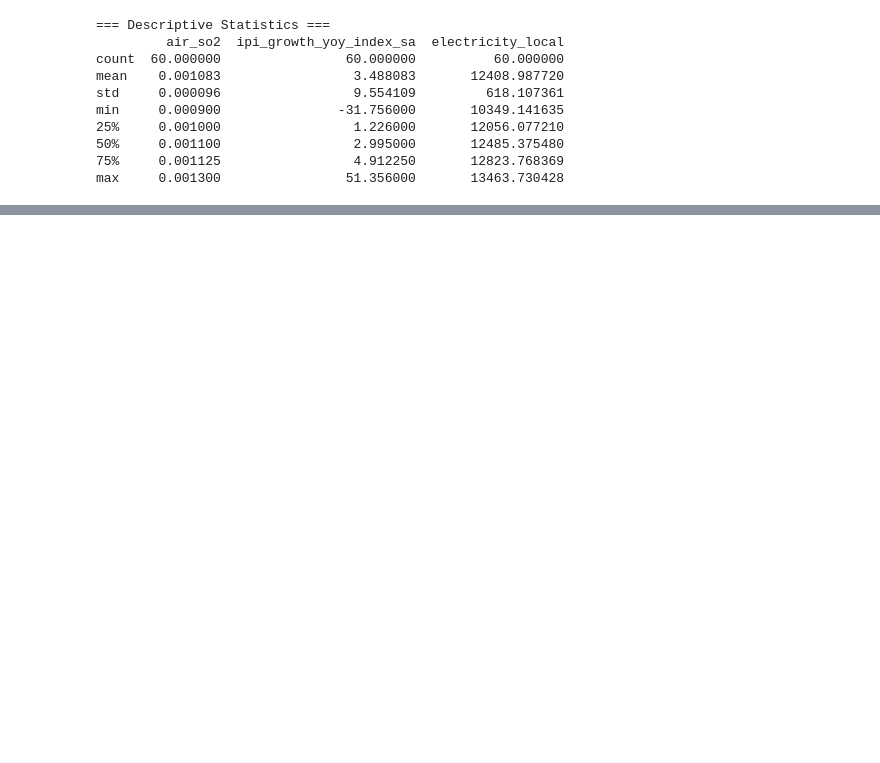
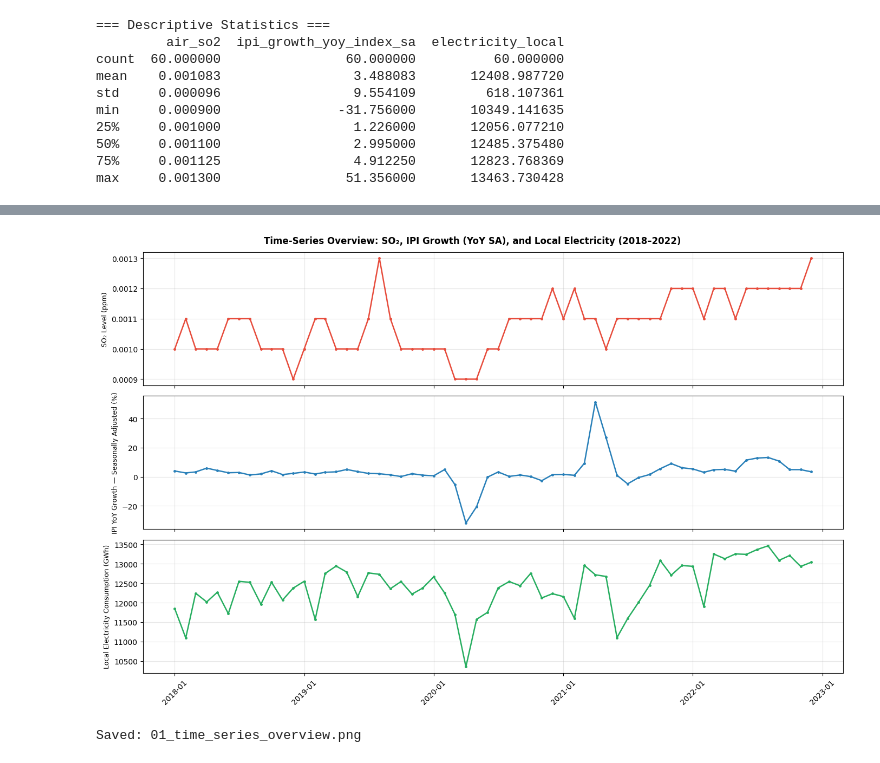
Before and after one commit to thelazycat-0728/COS40007-Design-Project, a Jupyter notebook: Prophet/Prophet.ipynb, the cells around one changed output, grey strips where cells are left out. Cells and saved outputs as stored; diff of their text form; code cells hidden in the pictures; blank space fills up the shorter version.

Commit message:
Update Prophet and XGBoost notebooks

```diff
--- a/Prophet/Prophet.ipynb
+++ b/Prophet/Prophet.ipynb
@@ -421,17 +109,0 @@ This is Prophet's native forecast plot showing the full training and test period
-# %%
-fig = model.plot(full_forecast)
-ax  = fig.gca()
-
-# Mark the train/test boundary
-split_date = test_df['ds'].iloc[0]
-ax.axvline(x=split_date, color='red', linestyle='--', linewidth=1.5, label='Train/Test Split')
-ax.legend(fontsize=9)
-ax.set_title('Prophet Full Forecast - SO2 with 95% Uncertainty Interval', fontsize=12, fontweight='bold')
-ax.set_xlabel('Date')
-ax.set_ylabel('SO2 Level')
-ax.grid(True, alpha=0.3)
-
-plt.tight_layout()
-plt.savefig('05_prophet_full_forecast.png', dpi=150, bbox_inches='tight')
-plt.show()
-print('Saved: 05_prophet_full_forecast.png')
@@ -531,0 +110,22 @@ Prophet assumes linear regressor effects, which may not capture complex non-line
+# %%
+fig, axes = plt.subplots(3, 1, figsize=(14, 9), sharex=True)
+fig.suptitle('Time-Series Overview: SO₂, IPI Growth (YoY SA), and Local Electricity (2018–2022)',
+             fontsize=12, fontweight='bold')
+plot_cfg = [
+    (COL_TARGET, '#e74c3c', 'SO₂ Level (ppm)'),
+    (COL_IPI,    '#2980b9', 'IPI YoY Growth — Seasonally Adjusted (%)'),
+    (COL_ELEC,   '#27ae60', 'Local Electricity Consumption (GWh)'),
+]
+for ax, (col, color, label) in zip(axes, plot_cfg):
+    ax.plot(df[COL_DATE], df[col], color=color, linewidth=1.8, marker='o', markersize=2.5)
+    ax.set_ylabel(label, fontsize=9)
+    ax.grid(True, alpha=0.3)
+axes[-1].xaxis.set_major_formatter(mdates.DateFormatter('%Y-%m'))
+plt.xticks(rotation=45)
+plt.tight_layout()
+plt.savefig('01_time_series_overview.png', dpi=150, bbox_inches='tight')
+plt.show()
+print('Saved: 01_time_series_overview.png')
+# %% [output]
+[figure, added]
+Saved: 01_time_series_overview.png
```
Also changed, not shown: parts of 50 cells of this notebook, 15 other files.
